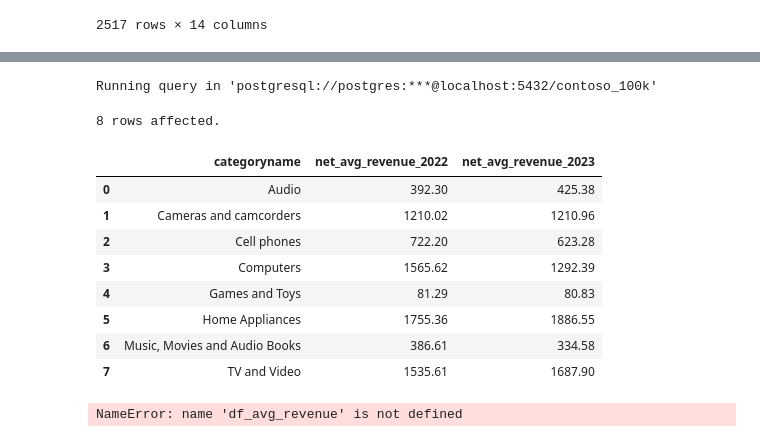
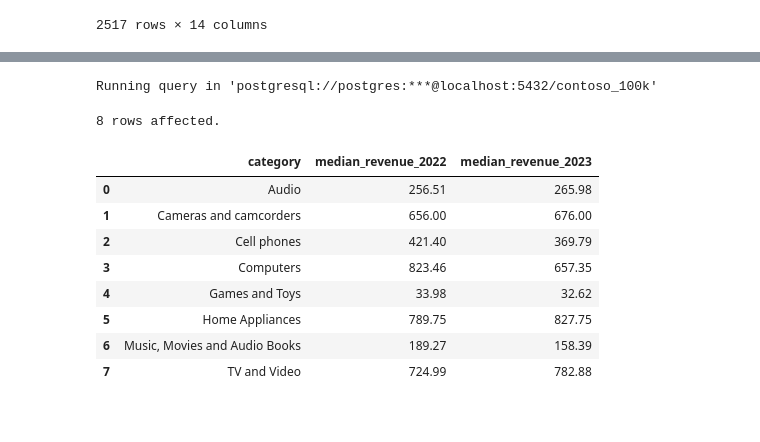
Before and after one commit to TahirJarah/TahirJarah, a Jupyter notebook: Resources/Blank_SQL_Notebook.ipynb, the cells around one changed output, grey strips where cells are left out. Drawn from its saved outputs; the diff is of its cells as text; code cells hidden in the pictures.

Commit message:
Data Analysis of sales, product, customer dataset

```diff
--- a/Resources/Blank_SQL_Notebook.ipynb
+++ b/Resources/Blank_SQL_Notebook.ipynb
@@ -303,45 +303,29 @@ _ = plt.ylabel('count')
 # %%
-## STATISTICS (MAX, MIN, MEAN, AVG, MEDIAN)
+## MEDIAN
+
 %%sql
 SELECT
-  prod.categoryname,
-  avg(case when sal.orderdate between '2022-01-01' and '2022-12-31' then sal.quantity * sal.netprice * sal.exchangerate end) net_avg_revenue_2022,
-  avg(case when sal.orderdate between '2023-01-01' and '2023-12-31' then sal.quantity * sal.netprice * sal.exchangerate end) net_avg_revenue_2023
+  prod.categoryname as category,
+  PERCENTILE_CONT(0.5) within group (order by
+  ( case
+    when orderdate between '2022-01-01' and '2022-12-01' then (sal.quantity*sal.netprice*sal.exchangerate) end)) as  median_revenue_2022,
+     PERCENTILE_CONT(0.5) within group (order by
+  ( case
+    when orderdate between '2023-01-01' and '2023-12-01' then (sal.quantity*sal.netprice*sal.exchangerate) end)) as  median_revenue_2023
 from sales sal
 left join product prod
 on sal.productkey = prod.productkey
 group by prod.categoryname
 order by prod.categoryname
 # %% [output]
 Running query in 'postgresql://postgres:***@localhost:5432/contoso_100k'
 8 rows affected.
-|  | categoryname | net_avg_revenue_2022 | net_avg_revenue_2023 |
-| 0 | Audio | 392.30 | 425.38 |
-| 1 | Cameras and camcorders | 1210.02 | 1210.96 |
-| 2 | Cell phones | 722.20 | 623.28 |
-| 3 | Computers | 1565.62 | 1292.39 |
-| 4 | Games and Toys | 81.29 | 80.83 |
-| 5 | Home Appliances | 1755.36 | 1886.55 |
-| 6 | Music, Movies and Audio Books | 386.61 | 334.58 |
-| 7 | TV and Video | 1535.61 | 1687.90 |
+|  | category | median_revenue_2022 | median_revenue_2023 |
+| 0 | Audio | 256.51 | 265.98 |
+| 1 | Cameras and camcorders | 656.00 | 676.00 |
+| 2 | Cell phones | 421.40 | 369.79 |
+| 3 | Computers | 823.46 | 657.35 |
+| 4 | Games and Toys | 33.98 | 32.62 |
+| 5 | Home Appliances | 789.75 | 827.75 |
+| 6 | Music, Movies and Audio Books | 189.27 | 158.39 |
+| 7 | TV and Video | 724.99 | 782.88 |
-# %%
-import matplotlib.pyplot as plt
-import seaborn as sns
-import pandas as pd
-
-# Melt the DataFrame to long format for easier plotting with seaborn
-df_melted_avg = df_avg_revenue.melt(id_vars='categoryname', var_name='year', value_name='average_net_revenue')
-
-# Extract the year from the column names for better labeling in the plot
-df_melted_avg['year'] = df_melted_avg['year'].str.extract('(\d{4})')
-
-plt.figure(figsize=(14, 7))
-sns.barplot(data=df_melted_avg, x='categoryname', y='average_net_revenue', hue='year')
-plt.title('Average Net Revenue by Product Category for 2022 and 2023')
-plt.xlabel('Product Category')
-plt.ylabel('Average Net Revenue')
-plt.xticks(rotation=45, ha='right')
-plt.tight_layout()
-plt.show()
-# %% [output]
-NameError: name 'df_avg_revenue' is not defined
```
Also changed, not shown: parts of 11 cells of this notebook.
